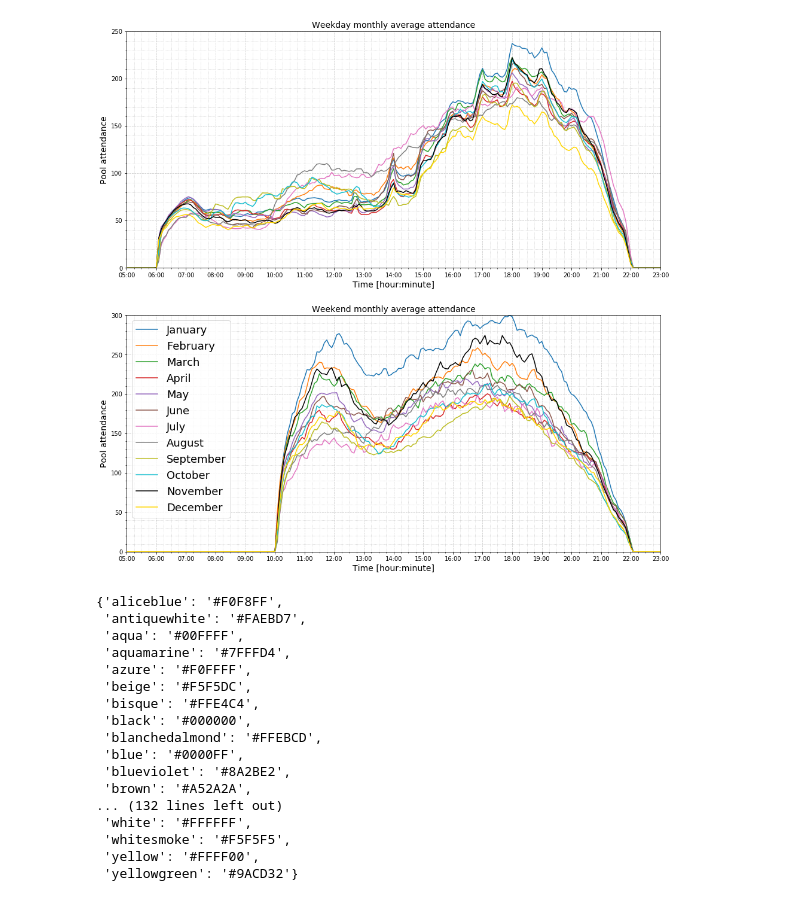
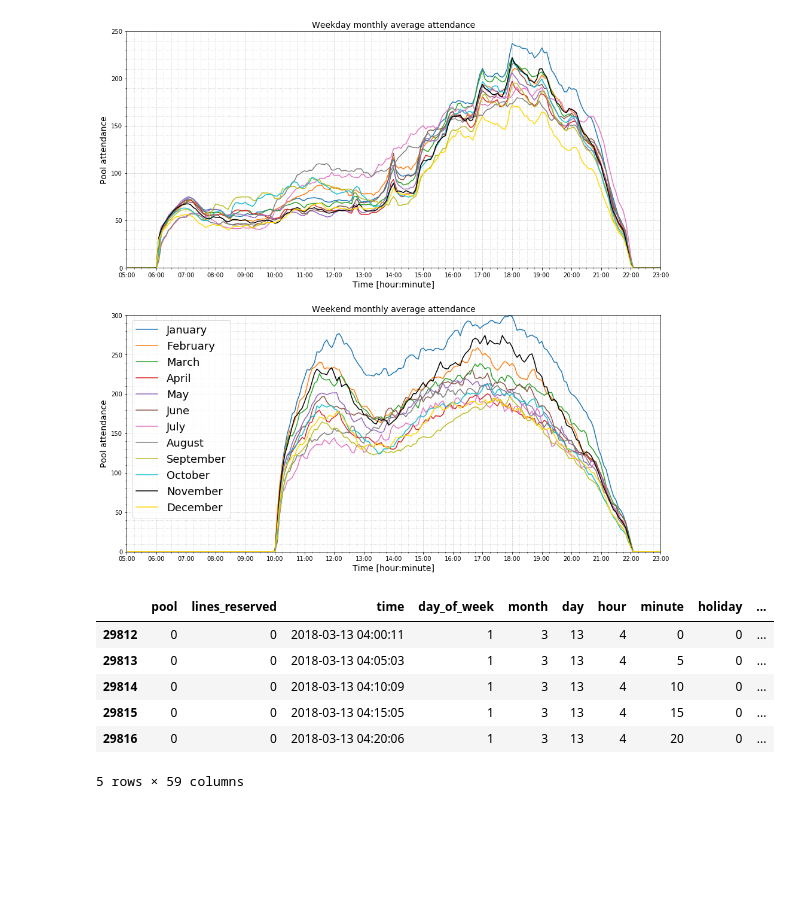
Before and after one commit to lukoucky/swimming_pool_attendance_prediction, a Jupyter notebook: ProjectReport.ipynb, the cells around one changed output. Cells and saved outputs as stored; diff of their text form; code cells hidden in the pictures; blank space fills up the shorter version.

```diff
--- a/ProjectReport.ipynb
+++ b/ProjectReport.ipynb
@@ -134,23 +134,3 @@ ax_weekend.legend(prop={'size': 18})
 plt.savefig('monthly_averages_together.png', dpi=300, bbox_inches='tight')
 # %% [output]
 [figure]
-# %%
-mcd.CSS4_COLORS
-# %% [output]
-{'aliceblue': '#F0F8FF',
- 'antiquewhite': '#FAEBD7',
- 'aqua': '#00FFFF',
- 'aquamarine': '#7FFFD4',
- 'azure': '#F0FFFF',
- 'beige': '#F5F5DC',
- 'bisque': '#FFE4C4',
- 'black': '#000000',
- 'blanchedalmond': '#FFEBCD',
- 'blue': '#0000FF',
- 'blueviolet': '#8A2BE2',
- 'brown': '#A52A2A',
-... (132 lines left out)
- 'white': '#FFFFFF',
- 'whitesmoke': '#F5F5F5',
- 'yellow': '#FFFF00',
- 'yellowgreen': '#9ACD32'}
@@ -156,0 +142,10 @@ mcd.CSS4_COLORS
+# %%
+days[17].data.head()
+# %% [output]
+|  | pool | lines_reserved | time | day_of_week | month | day | hour | minute | holiday | ... |
+| 29812 | 0 | 0 | 2018-03-13 04:00:11 | 1 | 3 | 13 | 4 | 0 | 0 | ... |
+| 29813 | 0 | 0 | 2018-03-13 04:05:03 | 1 | 3 | 13 | 4 | 5 | 0 | ... |
+| 29814 | 0 | 0 | 2018-03-13 04:10:09 | 1 | 3 | 13 | 4 | 10 | 0 | ... |
+| 29815 | 0 | 0 | 2018-03-13 04:15:05 | 1 | 3 | 13 | 4 | 15 | 0 | ... |
+| 29816 | 0 | 0 | 2018-03-13 04:20:06 | 1 | 3 | 13 | 4 | 20 | 0 | ... |
+5 rows × 59 columns
```
Also changed, not shown: parts of 5 cells of this notebook.
